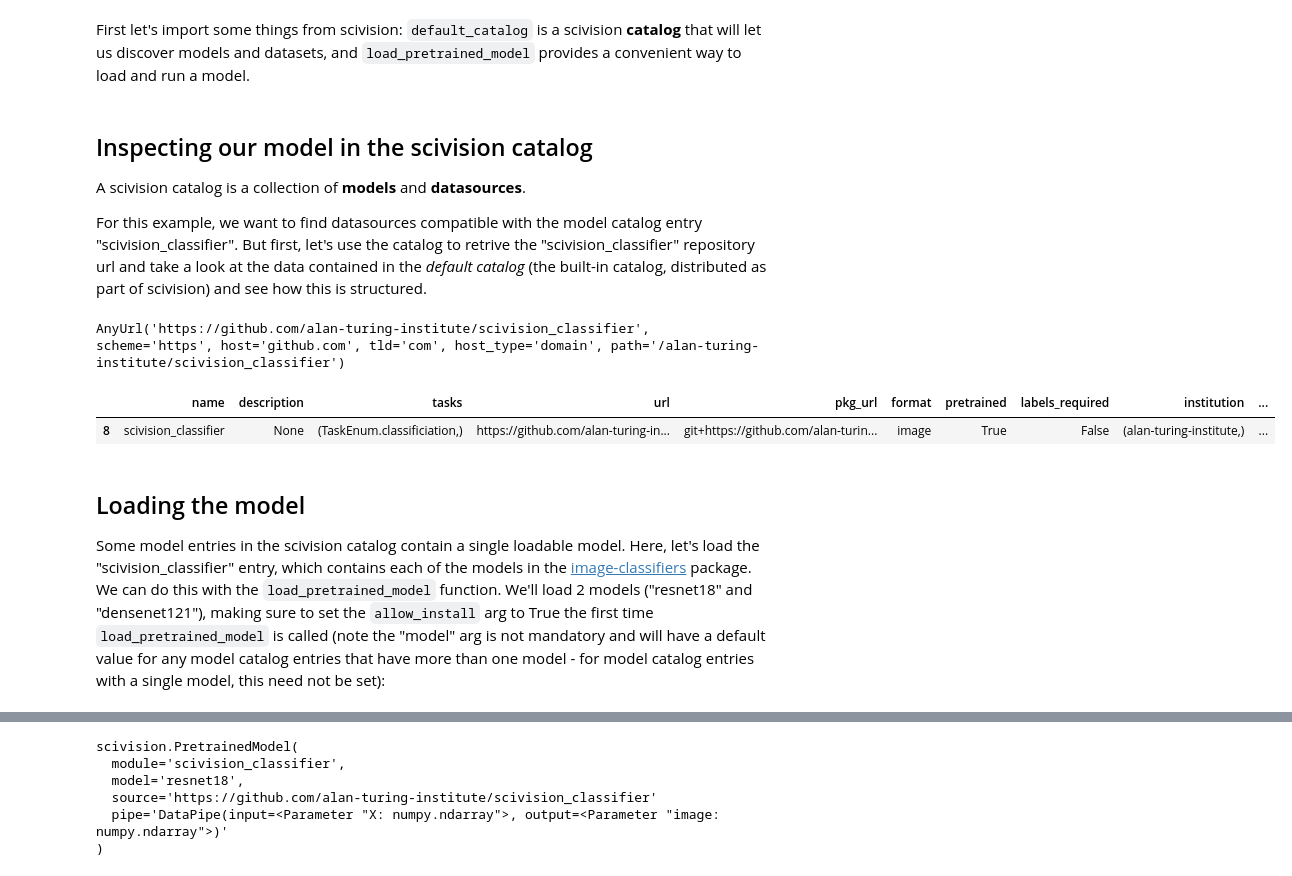
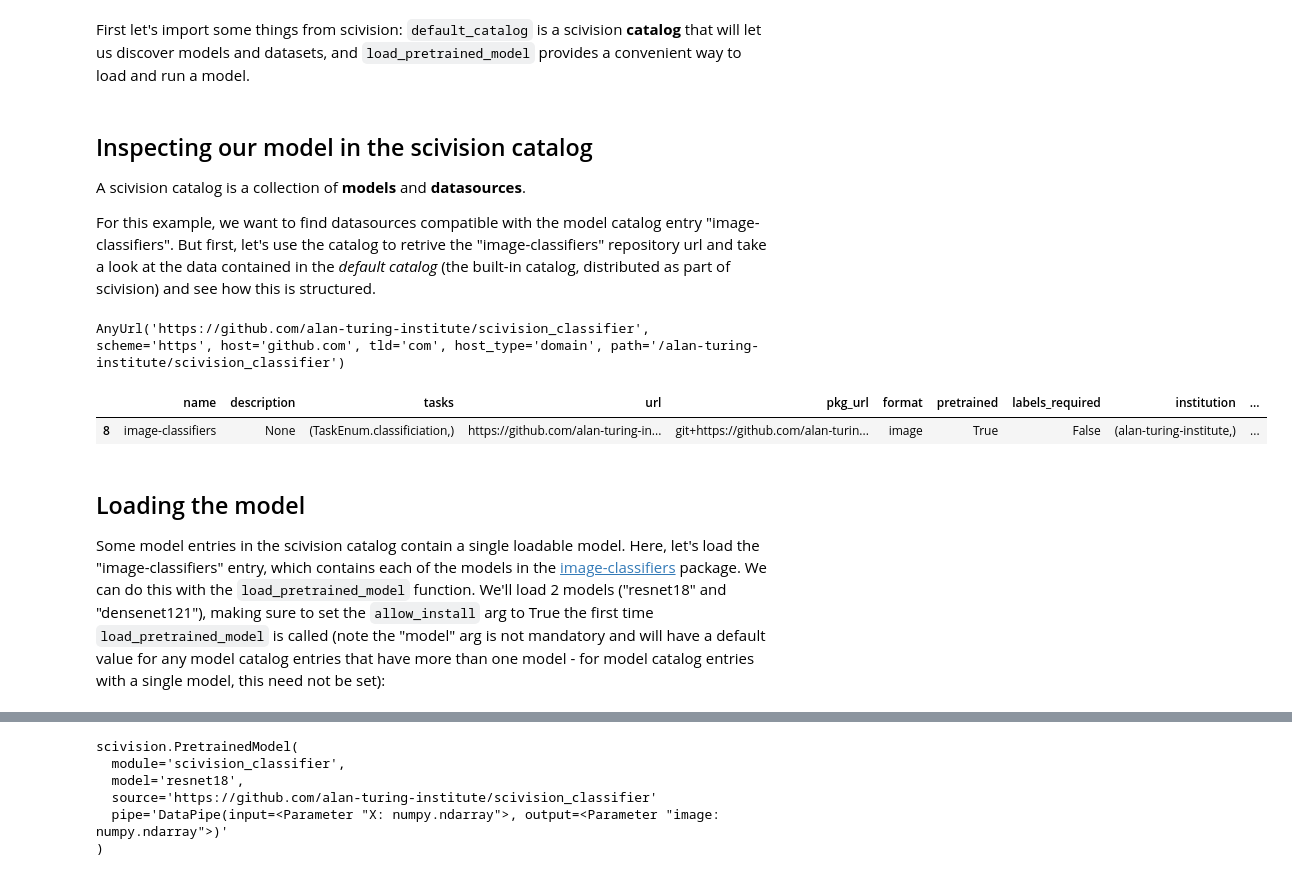
Before and after one commit to alan-turing-institute/scivision, a Jupyter notebook: examples/scivision-core-functionality.ipynb, the cells around one changed output, grey strips where cells are left out. Cells and saved outputs as stored; diff of their text form; code cells hidden in the pictures.

Commit message:
Rename model catalog entries (#248)
* rename models

* update notebook to refelct catalog changes

* increment version

```diff
--- a/examples/scivision-core-functionality.ipynb
+++ b/examples/scivision-core-functionality.ipynb
@@ -16,7 +16,7 @@ from scivision import default_catalog, load_pretrained_model
 
 A scivision catalog is a collection of **models** and **datasources**.
 
-For this example, we want to find datasources compatible with the model catalog entry "scivision_classifier".  But first, let's use the catalog to retrive the "scivision_classifier" repository url and take a look at the data contained in the *default catalog* (the built-in catalog, distributed as part of scivision) and see how this is structured.
+For this example, we want to find datasources compatible with the model catalog entry "image-classifiers".  But first, let's use the catalog to retrive the "image-classifiers" repository url and take a look at the data contained in the *default catalog* (the built-in catalog, distributed as part of scivision) and see how this is structured.
 # %%
 # Get the model repo url
 models_catalog = default_catalog.models.to_dataframe()
@@ -26,14 +26,14 @@ model_repo # Why not paste the repo link into your browser and see how it looks?
 AnyUrl('https://github.com/alan-turing-institute/scivision_classifier', scheme='https', host='github.com', tld='com', host_type='domain', path='/alan-turing-institute/scivision_classifier')
 # %%
 # Inspecting model entry and its metadata in the default catalog
-models_catalog[models_catalog.name == "scivision_classifier"]
+models_catalog[models_catalog.name == "image-classifiers"]
 # %% [output]
 |  | name | description | tasks | url | pkg_url | format | pretrained | labels_required | institution | ... |
-| 8 | scivision_classifier | None | (TaskEnum.classificiation,) | https://github.com/alan-turing-in... | git+https://github.com/alan-turin... | image | True | False | (alan-turing-institute,) | ... |
+| 8 | image-classifiers | None | (TaskEnum.classificiation,) | https://github.com/alan-turing-in... | git+https://github.com/alan-turin... | image | True | False | (alan-turing-institute,) | ... |
 # %% [markdown]
 ## Loading the model
 
-Some model entries in the scivision catalog contain a single loadable model. Here, let's load the "scivision_classifier" entry, which contains each of the models in the [image-classifiers](https://pypi.org/project/image-classifiers/) package. We can do this with the `load_pretrained_model` function. We'll load 2 models ("resnet18" and "densenet121"), making sure to set the `allow_install` arg to True the first time `load_pretrained_model` is called (note the "model" arg is not mandatory and will have a default value for any model catalog entries that have more than one model - for model catalog entries with a single model, this need not be set):
+Some model entries in the scivision catalog contain a single loadable model. Here, let's load the "image-classifiers" entry, which contains each of the models in the [image-classifiers](https://pypi.org/project/image-classifiers/) package. We can do this with the `load_pretrained_model` function. We'll load 2 models ("resnet18" and "densenet121"), making sure to set the `allow_install` arg to True the first time `load_pretrained_model` is called (note the "model" arg is not mandatory and will have a default value for any model catalog entries that have more than one model - for model catalog entries with a single model, this need not be set):
 # %%
 resnet_model = load_pretrained_model(model_repo, allow_install=True, model='resnet18')
 densenet_model = load_pretrained_model(model_repo, model='densenet121')
```
Also changed, not shown: parts of 6 cells of this notebook, 2 other files.
